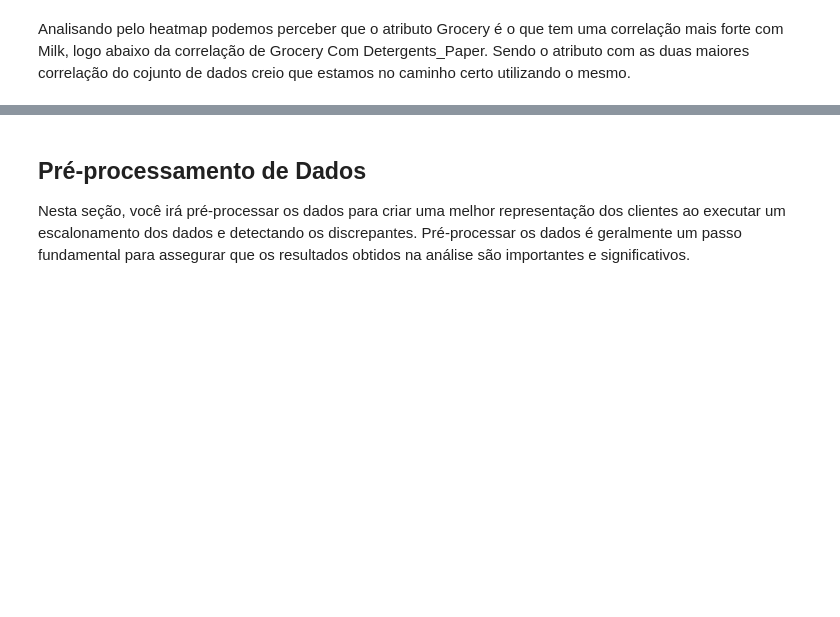
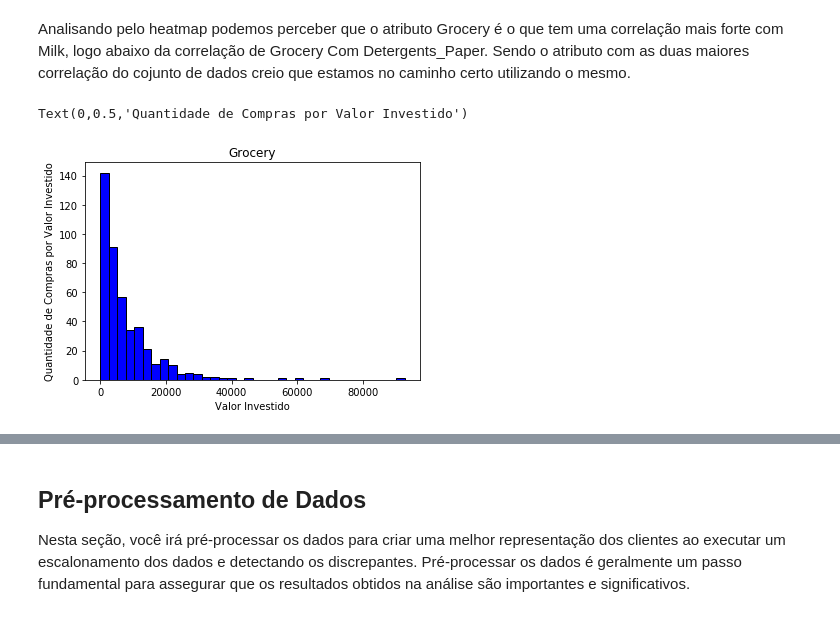
Before and after one commit to PabloGilvan/Customer-Segmentation, a Jupyter notebook: customer_segments_PT.ipynb, the cells around one changed output, grey strips where cells are left out. Drawn from its saved outputs; the diff is of its cells as text; code cells hidden in the pictures; blank space fills up the shorter version.

```diff
--- a/customer_segments_PT.ipynb
+++ b/customer_segments_PT.ipynb
@@ -150,3 +170,14 @@ sns.heatmap(data.corr(), annot=True)
 [figure]
 # %% [markdown]
 Analisando pelo heatmap podemos perceber que o atributo Grocery é o que tem uma correlação mais forte com Milk, logo abaixo da correlação de Grocery Com Detergents_Paper. Sendo o atributo com as duas maiores correlação do cojunto de dados creio que estamos no caminho certo utilizando o mesmo.
+# %%
+import matplotlib.pyplot as plt
+
+plt.hist(data['Grocery'], color = 'blue', edgecolor = 'black', bins = int(180/5))
+
+plt.title('Grocery')
+plt.xlabel('Valor Investido')
+plt.ylabel('Quantidade de Compras por Valor Investido')
+# %% [output]
+Text(0,0.5,'Quantidade de Compras por Valor Investido')
+[figure, added]
```
Also changed, not shown: parts of 22 cells of this notebook.
